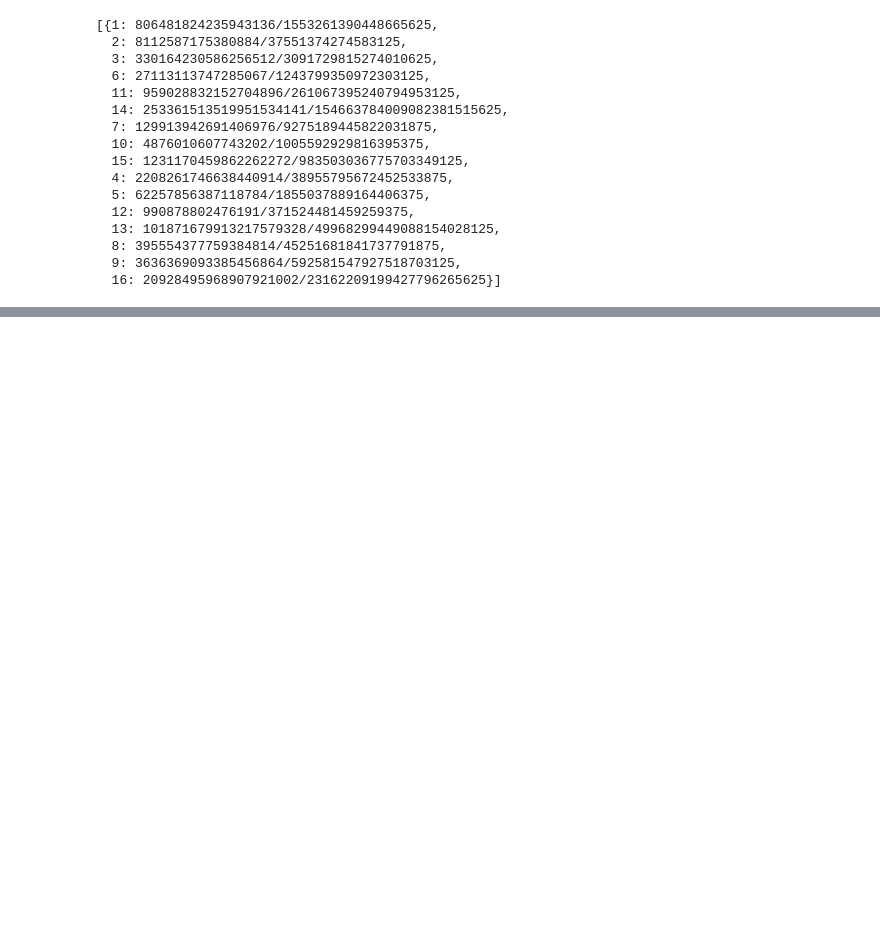
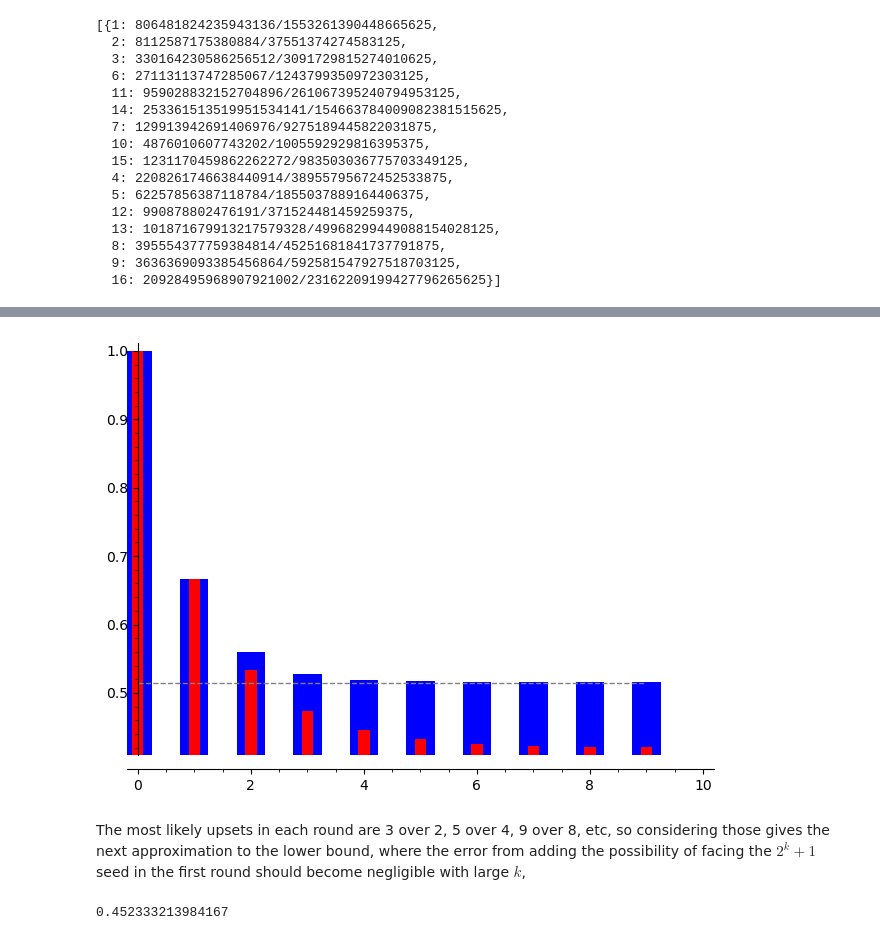
Before and after one commit to qpliu/sunday-puzzle, a Jupyter notebook: riddler/2025/20250321.ipynb, the cells around one changed output, grey strips where cells are left out. Drawn from its saved outputs; the diff is of its cells as text; code cells hidden in the pictures; blank space fills up the shorter version.

Commit message:
More thoughts on fiddler 20250321 extra credit without a satisfactory answer, although I do get a more precise numerical result.

```diff
--- a/riddler/2025/20250321.ipynb
+++ b/riddler/2025/20250321.ipynb
@@ -65,4 +68,6 @@ tournament(4)
   8: 395554377759384814/45251681841737791875,
   9: 3636369093385456864/592581547927518703125,
   16: 20928495968907921002/23162209199427796265625}]
+# %%
+t = [tournament(k)[0][1] for k in [0..9]]
 # %%
@@ -88,0 +148,11 @@ $\frac{(2^{k-1}+1)2^{k-1}}{2^k+1}\left(\frac{1}{2^{k-1}+1}+\frac{1}{2^{k-1}+2}\r
+# %%
+(bar_chart(t)
+ + bar_chart([numerical_approx(pl1(i).simplify()) for i in [0..9]], color='red', width=0.2)
+ + line([(0,0.515),(9,0.515)],linestyle='dashed',color='gray')
+)
+# %% [output]
+[figure, added]
+# %% [markdown]
+The most likely upsets in each round are 3 over 2, 5 over 4, 9 over 8, etc, so considering
+those gives the next approximation to the lower bound, where the error from adding the
+possibility of facing the $2^k+1$ seed in the first round should become negligible with large $k$,
@@ -88,0 +162,4 @@ $\frac{(2^{k-1}+1)2^{k-1}}{2^k+1}\left(\frac{1}{2^{k-1}+1}+\frac{1}{2^{k-1}+2}\r
+# %%
+numerical_approx(pl2(12).simplify())
+# %% [output]
+0.452333213984167
```
Also changed, not shown: parts of 22 cells of this notebook, 1 other file.
